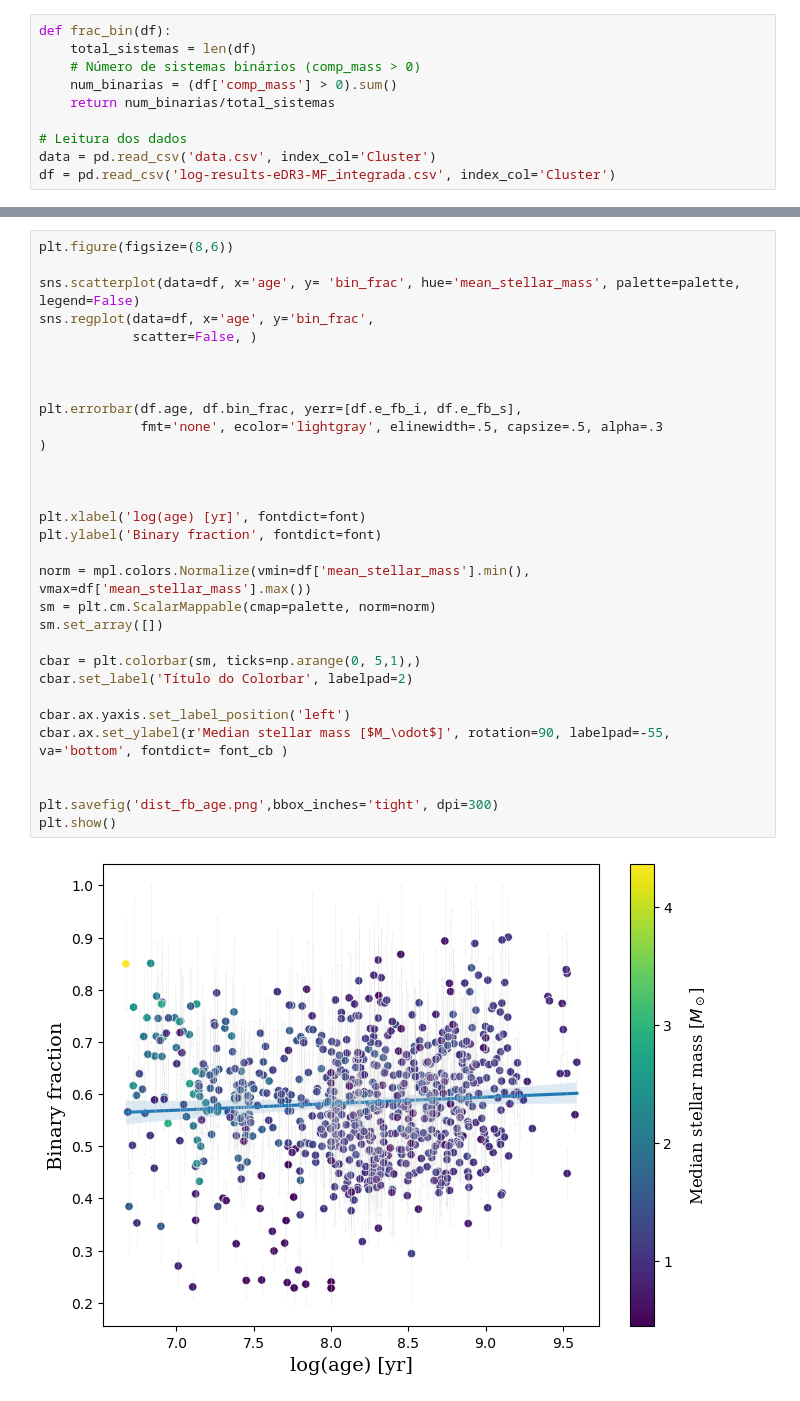
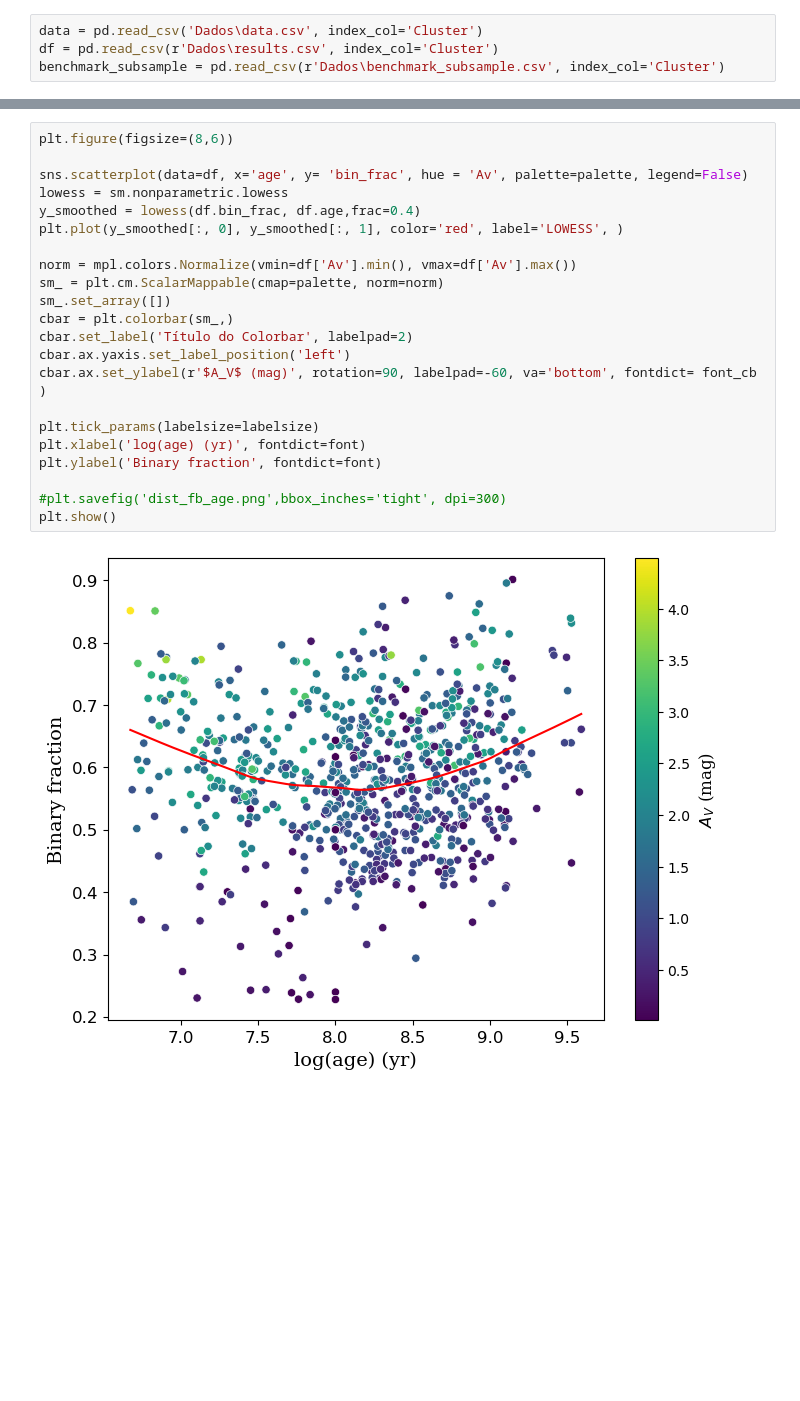
Before and after one commit to RuanPH26/stellar_multiplicity_in_open_clusters, a Jupyter notebook: Idade.ipynb, the cells around one changed output, grey strips where cells are left out. Drawn from its saved outputs; the diff is of its cells as text; blank space fills up the shorter version.

Commit message:
modifica notebook idade e cria benchmark_subsample

```diff
--- a/Idade.ipynb
+++ b/Idade.ipynb
@@ -18,12 +19,6 @@ font_cb = {'family': 'serif', 'color':  'black', 'weight': 'normal','size': 12}
 # %%
-def frac_bin(df):
-    total_sistemas = len(df)
-    # Número de sistemas binários (comp_mass > 0)
-    num_binarias = (df['comp_mass'] > 0).sum()
-    return num_binarias/total_sistemas
-
-# Leitura dos dados
-data = pd.read_csv('data.csv', index_col='Cluster')
-df = pd.read_csv('log-results-eDR3-MF_integrada.csv', index_col='Cluster')
+data = pd.read_csv('Dados\data.csv', index_col='Cluster')
+df = pd.read_csv(r'Dados\results.csv', index_col='Cluster')
+benchmark_subsample = pd.read_csv(r'Dados\benchmark_subsample.csv', index_col='Cluster')
 # %%
 def classificar_idade(age):
@@ -59,33 +96,24 @@ plt.show()
 # %%
 plt.figure(figsize=(8,6))
 
-sns.scatterplot(data=df, x='age', y= 'bin_frac', hue='mean_stellar_mass', palette=palette, legend=False)
-sns.regplot(data=df, x='age', y='bin_frac',
-            scatter=False, )
+sns.scatterplot(data=df, x='age', y= 'bin_frac', hue = 'Av', palette=palette, legend=False)
+lowess = sm.nonparametric.lowess
+y_smoothed = lowess(df.bin_frac, df.age,frac=0.4)
+plt.plot(y_smoothed[:, 0], y_smoothed[:, 1], color='red', label='LOWESS', )
 
+norm = mpl.colors.Normalize(vmin=df['Av'].min(), vmax=df['Av'].max())
+sm_ = plt.cm.ScalarMappable(cmap=palette, norm=norm)
+sm_.set_array([])
+cbar = plt.colorbar(sm_,)
+cbar.set_label('Título do Colorbar', labelpad=2)
+cbar.ax.yaxis.set_label_position('left')
+cbar.ax.set_ylabel(r'$A_V$ (mag)', rotation=90, labelpad=-60, va='bottom', fontdict= font_cb )
 
-
-plt.errorbar(df.age, df.bin_frac, yerr=[df.e_fb_i, df.e_fb_s],
-             fmt='none', ecolor='lightgray', elinewidth=.5, capsize=.5, alpha=.3
-)
-
-
-
-plt.xlabel('log(age) [yr]', fontdict=font)
+plt.tick_params(labelsize=labelsize)
+plt.xlabel('log(age) (yr)', fontdict=font)
 plt.ylabel('Binary fraction', fontdict=font)
 
-norm = mpl.colors.Normalize(vmin=df['mean_stellar_mass'].min(), vmax=df['mean_stellar_mass'].max())
-sm = plt.cm.ScalarMappable(cmap=palette, norm=norm)
-sm.set_array([])
-
-cbar = plt.colorbar(sm, ticks=np.arange(0, 5,1),)
-cbar.set_label('Título do Colorbar', labelpad=2)
-
-cbar.ax.yaxis.set_label_position('left')
-cbar.ax.set_ylabel(r'Median stellar mass [$M_\odot$]', rotation=90, labelpad=-55, va='bottom', fontdict= font_cb )
-
-
-plt.savefig('dist_fb_age.png',bbox_inches='tight', dpi=300)
+#plt.savefig('dist_fb_age.png',bbox_inches='tight', dpi=300)
 plt.show()
 # %% [output]
-[figure, old version]
+[figure, new version]
```
Also changed, not shown: parts of 7 cells of this notebook, 4 other files.
